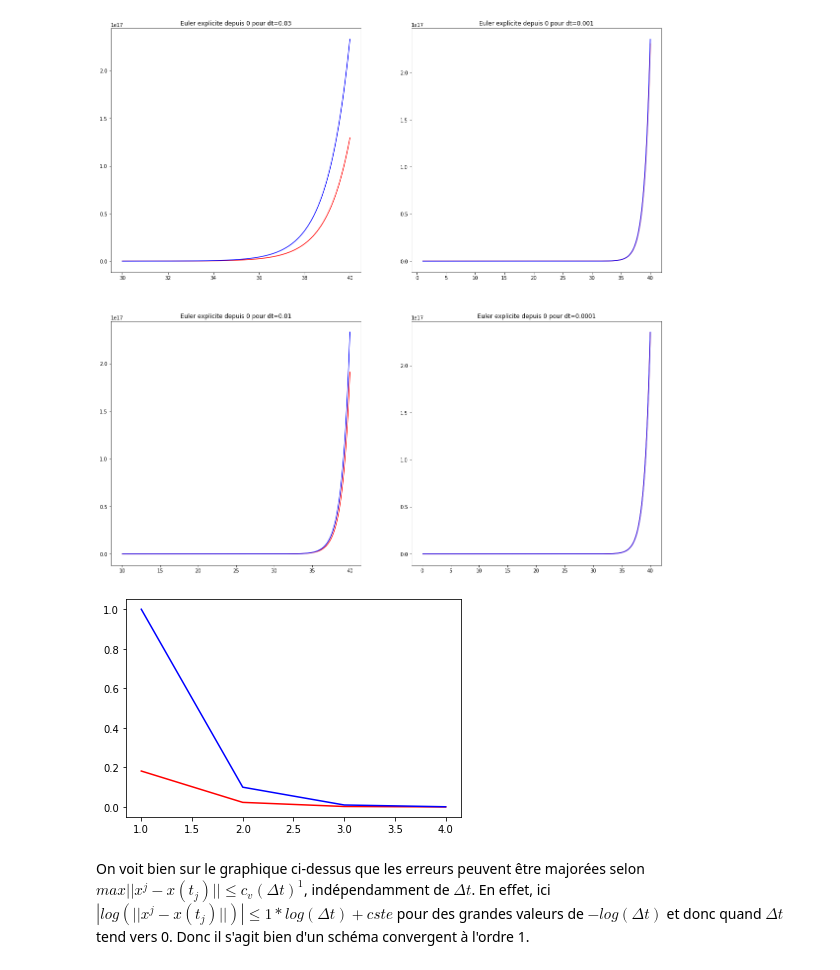
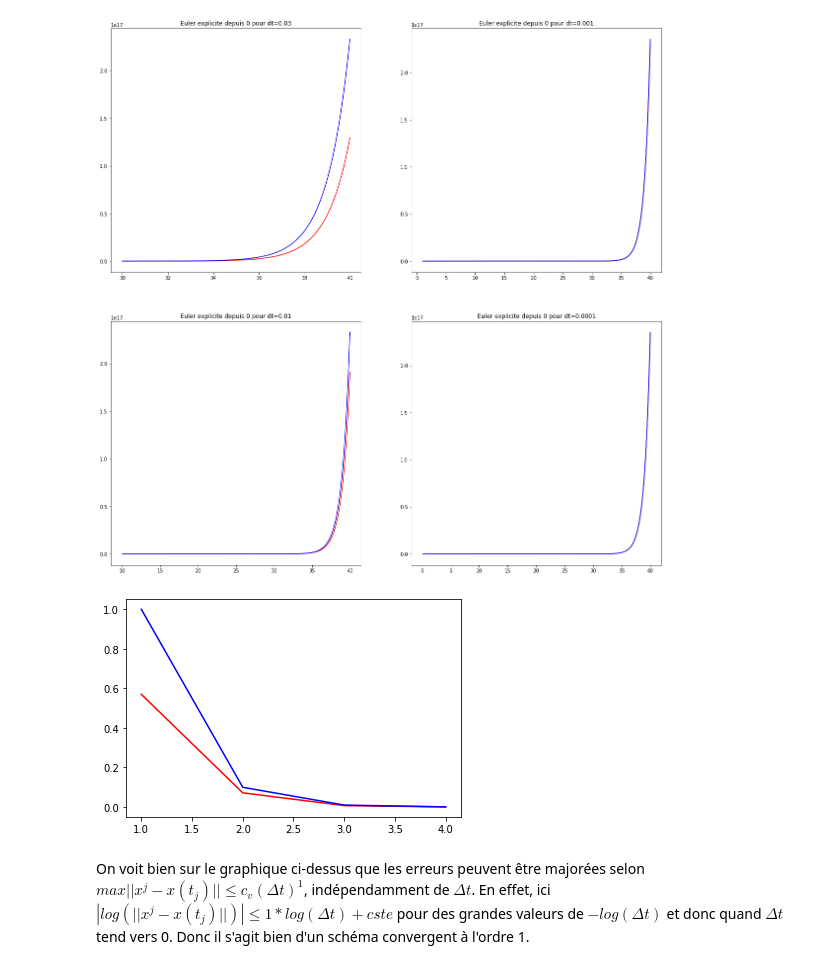
Before and after one commit to thomas-dubard/Projet_Maths_Info2, a Jupyter notebook: Untitled.ipynb, the cells around one changed output. Saved outputs shown, nothing was run; the diff lists cells and outputs as text; code cells hidden in the pictures.

```diff
--- a/Untitled.ipynb
+++ b/Untitled.ipynb
@@ -22,7 +22,7 @@ def solve_euler_explicit(f, x0, dt=0.01, t0=0, tf=1):
     # on va prendre la convention que la condition initiale x0 est en t0 qui est global sur tout le programme
     x = [x0]
     while t[-1] < tf:
-        x.append(x[-1] + dt * f(t[-1], x[-1]))
+        x.append(x[-1] + dt * f(x[-1]))
         t.append(t[-1] + dt)
     t = np.array(t[:-1])
     x = np.array(x[:-1])
@@ -30,7 +30,7 @@ def solve_euler_explicit(f, x0, dt=0.01, t0=0, tf=1):
 # %% [markdown]
 On va tester toutes les méthodes qui suivent avec l'exponentielle.
 # %%
-def f(t, x):
+def f(x):
     return x
 # %%
 %matplotlib inline
@@ -51,24 +51,24 @@ plt.show()
 # %%
 from math import log
 # attention si le programme ne s'éxécute pas assez vite, réduire ttf quitte à perdre de l'info
 # en effet, la valeur de ttf acceptable dépend des performances du CPU
 # notre ordinateur a planté pour ttf=70...
 # en pratique on voudrait une grande valeur, mais problème de mémoire dès ttf=10, et ça rame même à ttf=2
-ttf = t0 + 1.3
+ttf = t0 + 2
 dt = [1e-1, 1e-2, 1e-3, 1e-4]
 err_euler = []
 maj = []
 cste = 10
 for i in range(len(dt)):
     t_test, x_test = solve_euler_explicit(f, x0, dt[i], t0, ttf)
     x_real = np.exp(t_test)
     err_euler.append(max(np.abs(x_test-x_real)))
     maj.append(dt[i]*cste)
 plt.plot([-log(x, 10) for x in dt], err_euler, color='red', label='Values simulated')
 plt.plot([-log(x, 10) for x in dt], maj, color='blue', label='Majoration')
 plt.show()
 # %% [output]
-[figure, old version]
+[figure, new version]
 # %% [markdown]
 On voit bien sur le graphique ci-dessus que les erreurs peuvent être majorées selon $max||x^j - x(t_j)|| \leq c_v (\Delta t)^1$, indépendamment de $\Delta t$. En effet, ici $|log(||x^j - x(t_j)||)| \leq 1*log(\Delta t) + cste$ pour des grandes valeurs de $-log(\Delta t)$ et donc quand $\Delta t$ tend vers 0. Donc il s'agit bien d'un schéma convergent à l'ordre 1.
 # %% [markdown]
```
Also changed, not shown: parts of 8 cells of this notebook.
